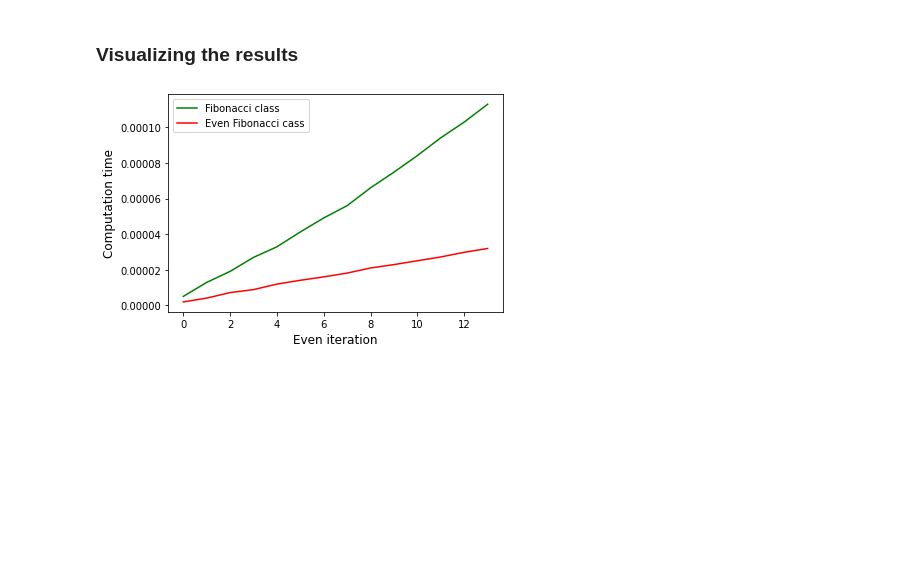
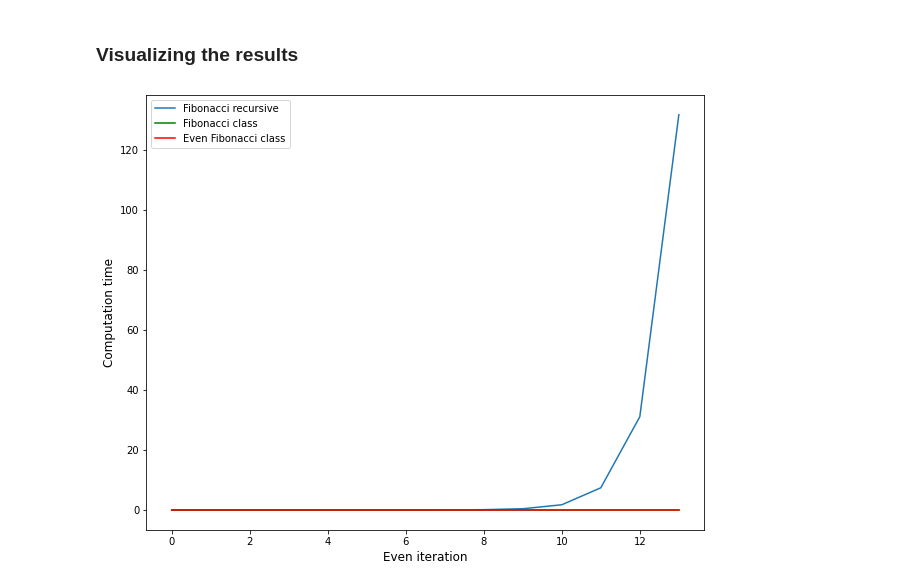
Before and after one commit to teban66/Data-Incubator, a Jupyter notebook: DataIncubator_interview.ipynb, the cells around one changed output. Drawn from its saved outputs; the diff is of its cells as text; code cells hidden in the pictures; blank space fills up the shorter version.

```diff
--- a/DataIncubator_interview.ipynb
+++ b/DataIncubator_interview.ipynb
@@ -55,7 +157,7 @@ def fib_sequence(fib_fun, num_max, fib_even=False):
 # %%
 def fibonacci_recursive(n):
     '''
-    This function calculates the nth Fibonnaci term using recursion
+    This function calculates the nth Fibonacci term using recursion
 
     :n: integer
     :return: integer . F(n) = F(n-1) + F(n-2)
@@ -222,13 +324,3 @@ print(f"Sum of even numbers in the Fibonacci sequence that do not exceed 4000000
 # %% [output]
 Sum of even numbers in the Fibonacci sequence that do not exceed 4000000 is: 4613732
 The total time spent in the computation was: 8.392333984375e-05
-# %%
-even_fib_class = even_Fib_class()
-
-start = time.time()
-fib_value = even_fib_class(11)
-fib_list = even_fib_class.memo
-end = time.time()
-
-print(f"Sum of even numbers in the Fibonacci sequence that do not exceed 4000000 is: {sum(fib_list)}",
-      f"The total time spent in the computation was: {end - start}", "" , sep='\n')
@@ -279,18 +368,21 @@ fib_even_seq_time =fib_sequence_timing(even_fib_class, fib_max)
 iteration_list = list(range(len(fib_seq_time)))
 # %%
 def plot_computation_time (with_recursive = True):
+
+    fig = plt.figure()
+    fig.set_size_inches(10, 8)
 
     if (with_recursive):
 
         plt.plot(iteration_list, fib_recursive_time, label= 'Fibonacci recursive')
 
     plt.plot(iteration_list, fib_seq_time, label= 'Fibonacci class', color='green')
-    plt.plot(iteration_list, fib_even_seq_time, color='red', label= 'Even Fibonacci cass')
+    plt.plot(iteration_list, fib_even_seq_time, color='red', label= 'Even Fibonacci class')
     plt.xlabel('Even iteration',fontsize = 12)
     plt.ylabel('Computation time',fontsize = 12)
     plt.legend()
     plt.show()
 # %%
-plot_computation_time(with_recursive = False)
+plot_computation_time(with_recursive = True)
 # %% [output]
-[figure, old version]
+[figure, new version]
```
Also changed, not shown: parts of 29 cells of this notebook.
